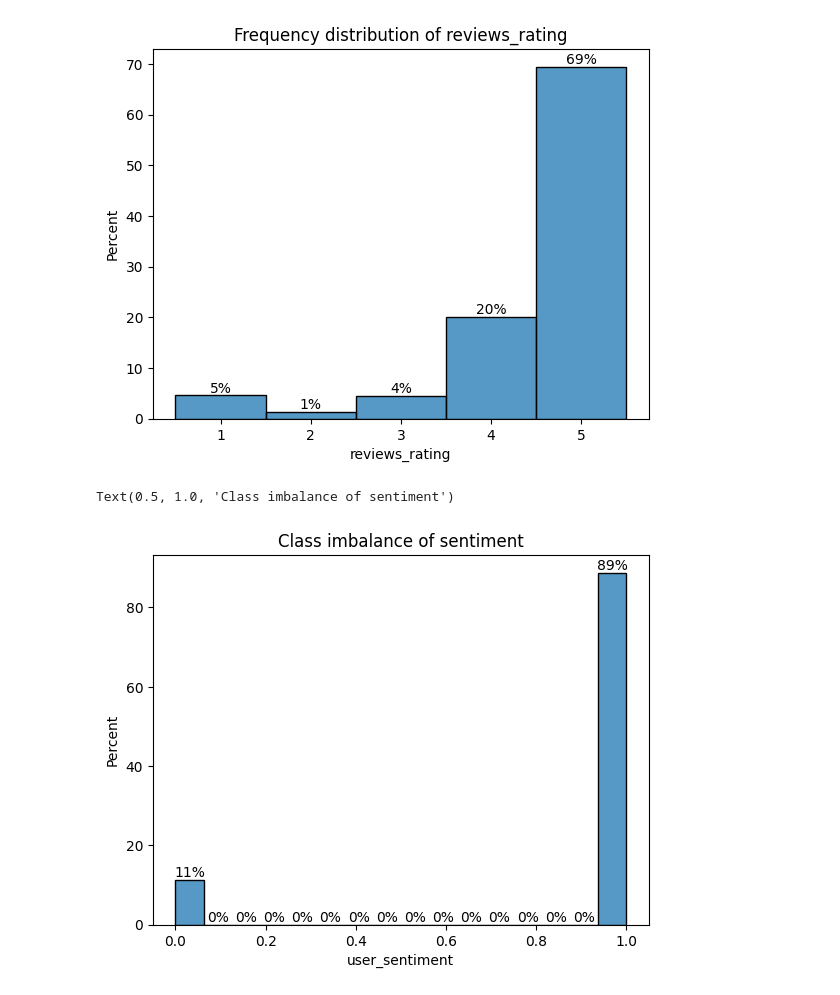
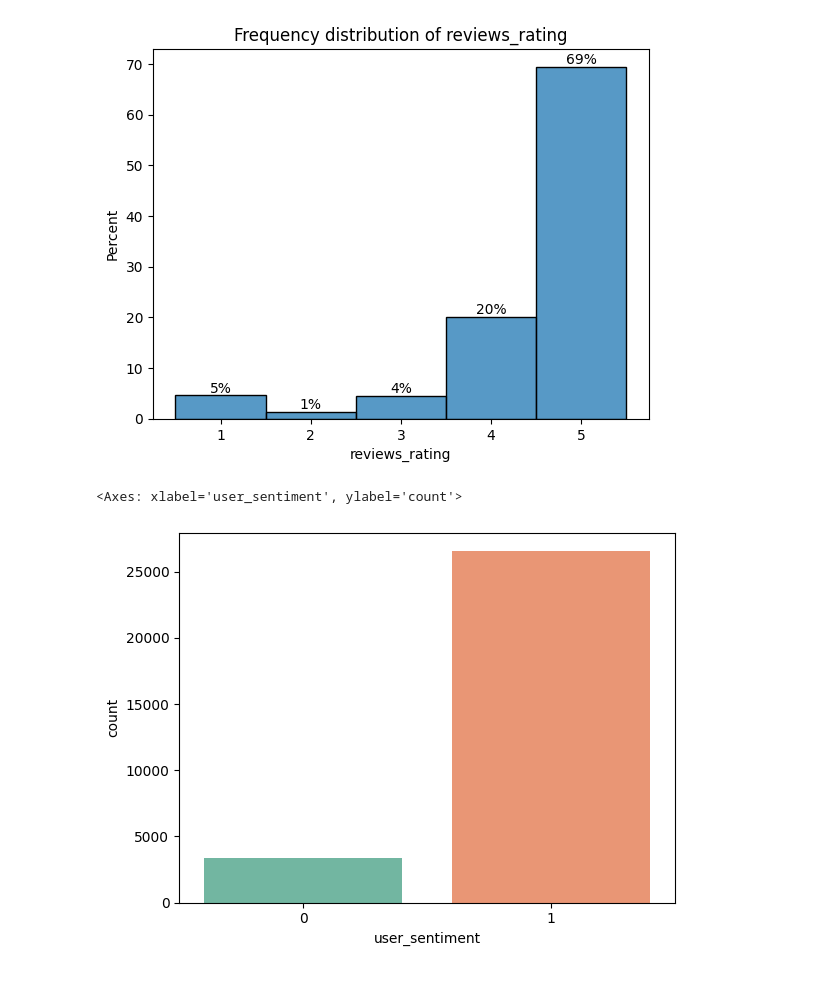
Before and after one commit to Aswani-ReddyKV/Capstone_Sentiment_Recommendation, a Jupyter notebook: Aswani_Reddy_Sentiment_Recommendation.ipynb, the cells around one changed output. Saved outputs shown, nothing was run; the diff lists cells and outputs as text; code cells hidden in the pictures.

```diff
--- a/Aswani_Reddy_Sentiment_Recommendation.ipynb
+++ b/Aswani_Reddy_Sentiment_Recommendation.ipynb
@@ -206,7 +233,7 @@ get_missing_value_percentage(df_reviews)
 # %%
 df_reviews['reviews_title'].fillna('unknown',inplace=True)
 df_reviews['reviews_username'].fillna('unknown',inplace=True)
-df_reviews['manufacturer'].fillna('unknown',inplace=True)
+df_reviews['manufacturer'].fillna('Others',inplace=True)
 get_missing_value_percentage(df_reviews)
 # %% [output]
 |  | missing_percentage |
@@ -303,13 +330,9 @@ plt.title("Frequency distribution of reviews_rating")
 # %% [output]
 Text(0.5, 1.0, 'Frequency distribution of reviews_rating')
 [figure]
-# %%
-# Class imbalance
-ax=sns.histplot(df_reviews['user_sentiment'],stat='percent')
-for container in ax.containers:
-    ax.bar_label(container, fmt='%.0f%%')
-plt.title("Class imbalance of sentiment")
-# There is class imbalance as we can see that 88% of data has positive reviews.
-# %% [output]
-Text(0.5, 1.0, 'Class imbalance of sentiment')
-[figure, removed]
+# %%
+
+sns.countplot(x='user_sentiment', data= df_reviews, palette="Set2")
+# %% [output]
+<Axes: xlabel='user_sentiment', ylabel='count'>
+[figure, added]
```
Also changed, not shown: parts of 35 cells of this notebook.
